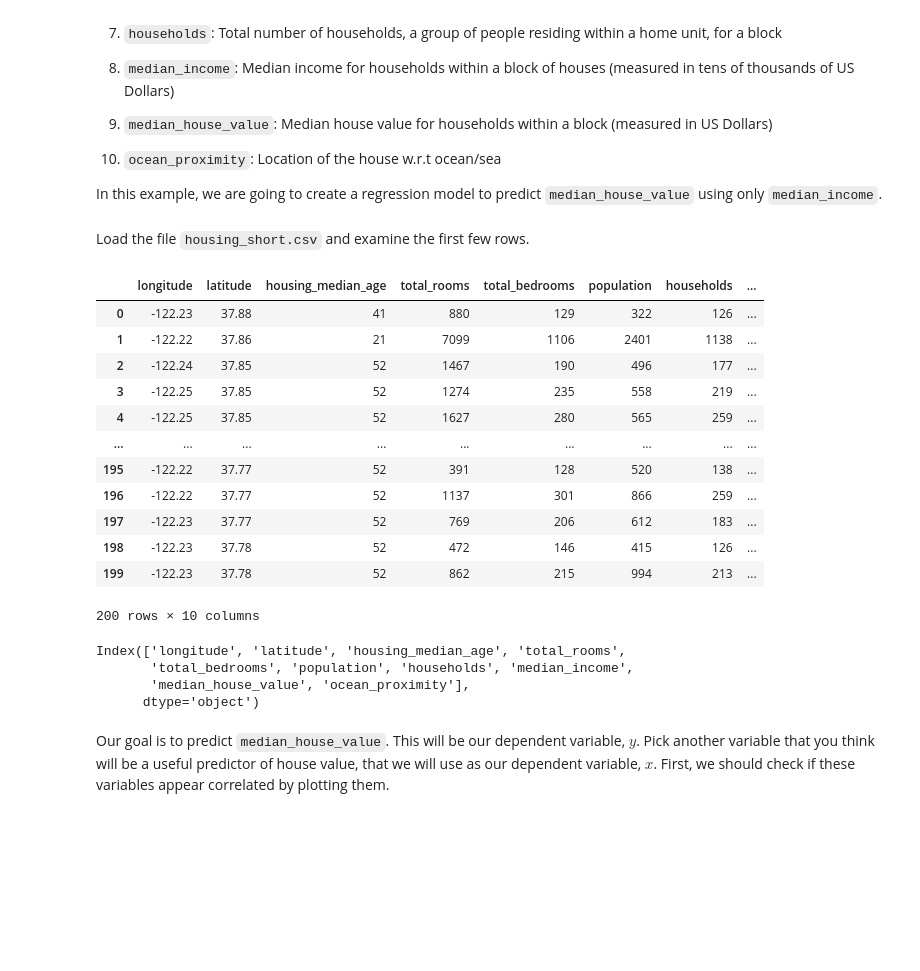
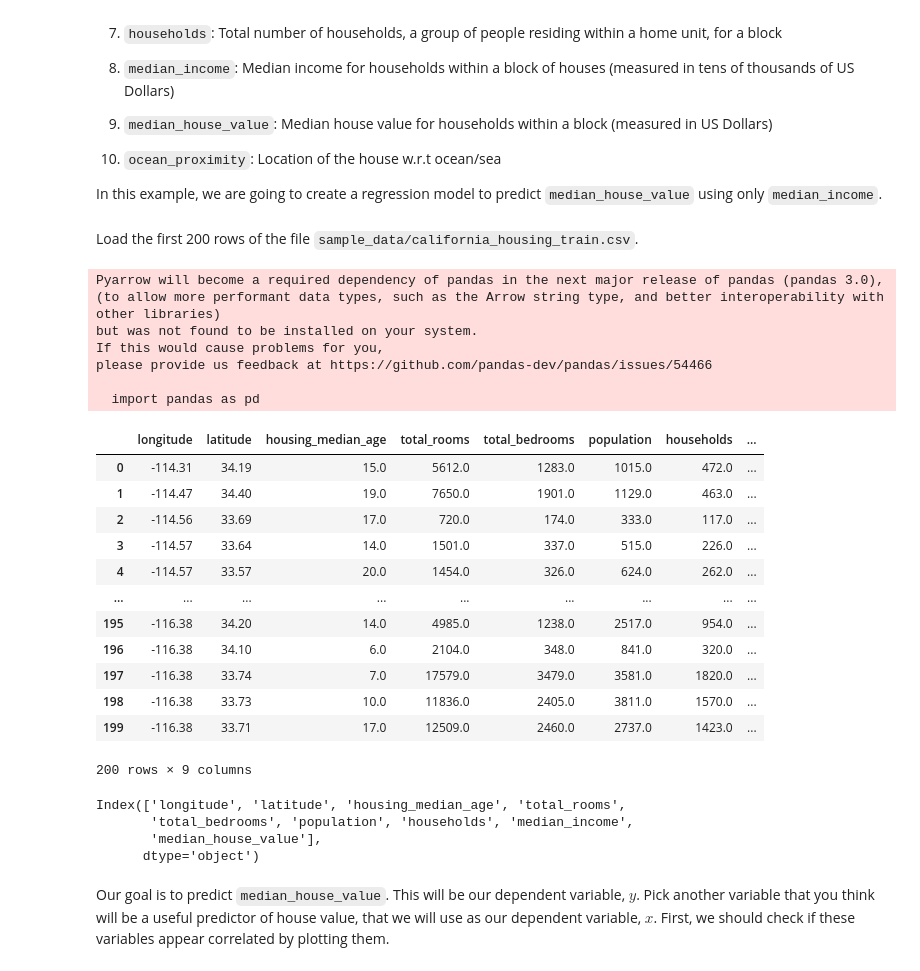
Before and after one commit to lm2612/Tutorials, a Jupyter notebook: 1-AdvancedLinearRegression_HousePrice_Answers.ipynb, the cells around one changed output. Cells and saved outputs as stored; diff of their text form; code cells hidden in the pictures; blank space fills up the shorter version.

```diff
--- a/1-AdvancedLinearRegression_HousePrice_Answers.ipynb
+++ b/1-AdvancedLinearRegression_HousePrice_Answers.ipynb
@@ -24,35 +24,42 @@ In this exercise, we are going to code up our own linear regression model using
 10. `ocean_proximity`: Location of the house w.r.t ocean/sea
 
 In this example, we are going to create a regression model to predict `median_house_value` using only `median_income`.
-# %% [markdown]
-Load the file `housing_short.csv` and examine the first few rows.
+# %% [markdown]
+Load the first 200 rows of the file `sample_data/california_housing_train.csv`.
 # %%
 import pandas as pd
 import numpy as np
 import matplotlib.pyplot as plt
 
-df = pd.read_csv("housing_short.csv")
+df = pd.read_csv("sample_data/california_housing_train.csv", nrows=200)
 df
 # %% [output]
+Pyarrow will become a required dependency of pandas in the next major release of pandas (pandas 3.0),
+(to allow more performant data types, such as the Arrow string type, and better interoperability with other libraries)
+but was not found to be installed on your system.
+If this would cause problems for you,
+please provide us feedback at https://github.com/pandas-dev/pandas/issues/54466
+
+  import pandas as pd
 |  | longitude | latitude | housing_median_age | total_rooms | total_bedrooms | population | households | ... |
-| 0 | -122.23 | 37.88 | 41 | 880 | 129 | 322 | 126 | ... |
-| 1 | -122.22 | 37.86 | 21 | 7099 | 1106 | 2401 | 1138 | ... |
-| 2 | -122.24 | 37.85 | 52 | 1467 | 190 | 496 | 177 | ... |
-| 3 | -122.25 | 37.85 | 52 | 1274 | 235 | 558 | 219 | ... |
-| 4 | -122.25 | 37.85 | 52 | 1627 | 280 | 565 | 259 | ... |
+| 0 | -114.31 | 34.19 | 15.0 | 5612.0 | 1283.0 | 1015.0 | 472.0 | ... |
+| 1 | -114.47 | 34.40 | 19.0 | 7650.0 | 1901.0 | 1129.0 | 463.0 | ... |
+| 2 | -114.56 | 33.69 | 17.0 | 720.0 | 174.0 | 333.0 | 117.0 | ... |
+| 3 | -114.57 | 33.64 | 14.0 | 1501.0 | 337.0 | 515.0 | 226.0 | ... |
+| 4 | -114.57 | 33.57 | 20.0 | 1454.0 | 326.0 | 624.0 | 262.0 | ... |
 | ... | ... | ... | ... | ... | ... | ... | ... | ... |
-| 195 | -122.22 | 37.77 | 52 | 391 | 128 | 520 | 138 | ... |
-| 196 | -122.22 | 37.77 | 52 | 1137 | 301 | 866 | 259 | ... |
-| 197 | -122.23 | 37.77 | 52 | 769 | 206 | 612 | 183 | ... |
-| 198 | -122.23 | 37.78 | 52 | 472 | 146 | 415 | 126 | ... |
-| 199 | -122.23 | 37.78 | 52 | 862 | 215 | 994 | 213 | ... |
+| 195 | -116.38 | 34.20 | 14.0 | 4985.0 | 1238.0 | 2517.0 | 954.0 | ... |
+| 196 | -116.38 | 34.10 | 6.0 | 2104.0 | 348.0 | 841.0 | 320.0 | ... |
+| 197 | -116.38 | 33.74 | 7.0 | 17579.0 | 3479.0 | 3581.0 | 1820.0 | ... |
+| 198 | -116.38 | 33.73 | 10.0 | 11836.0 | 2405.0 | 3811.0 | 1570.0 | ... |
+| 199 | -116.38 | 33.71 | 17.0 | 12509.0 | 2460.0 | 2737.0 | 1423.0 | ... |
-200 rows × 10 columns
+200 rows × 9 columns
 # %%
 df.columns
 # %% [output]
 Index(['longitude', 'latitude', 'housing_median_age', 'total_rooms',
        'total_bedrooms', 'population', 'households', 'median_income',
-       'median_house_value', 'ocean_proximity'],
+       'median_house_value'],
       dtype='object')
 # %% [markdown]
 Our goal is to predict `median_house_value`. This will be our dependent variable, $y$. Pick another variable that you think will be a useful predictor of house value, that we will use as our dependent variable, $x$. First, we should check if these variables appear correlated by plotting them.
```
Also changed, not shown: parts of 12 cells of this notebook.
